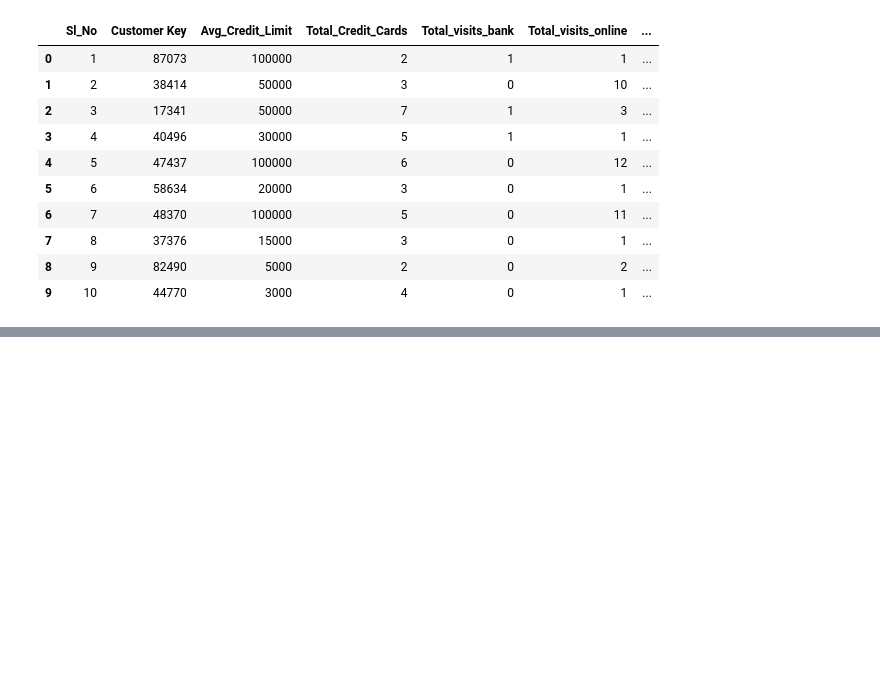
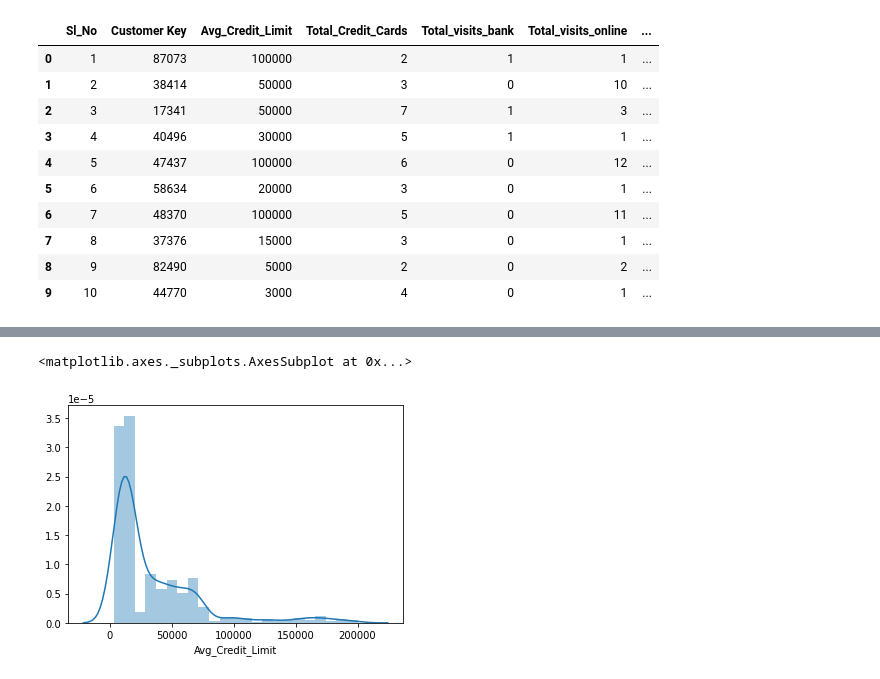
Before and after one commit to GreatLearningAIML1/gl-pgp-aiml-uta-intl-mar20-veenaneshwari, a Jupyter notebook: July11/CreditCardCustomerData.ipynb, the cells around one changed output, grey strips where cells are left out. Saved outputs shown, nothing was run; the diff lists cells and outputs as text; code cells hidden in the pictures; blank space fills up the shorter version.

```diff
--- a/July11/CreditCardCustomerData.ipynb
+++ b/July11/CreditCardCustomerData.ipynb
@@ -42,0 +94,5 @@ Data.head(10) #several missing values!
+# %%
+sns.distplot(Data["Avg_Credit_Limit"])
+# %% [output]
+<matplotlib.axes._subplots.AxesSubplot at 0x...>
+[figure, added]
```
Also changed, not shown: parts of 7 cells of this notebook, 1 other file.
